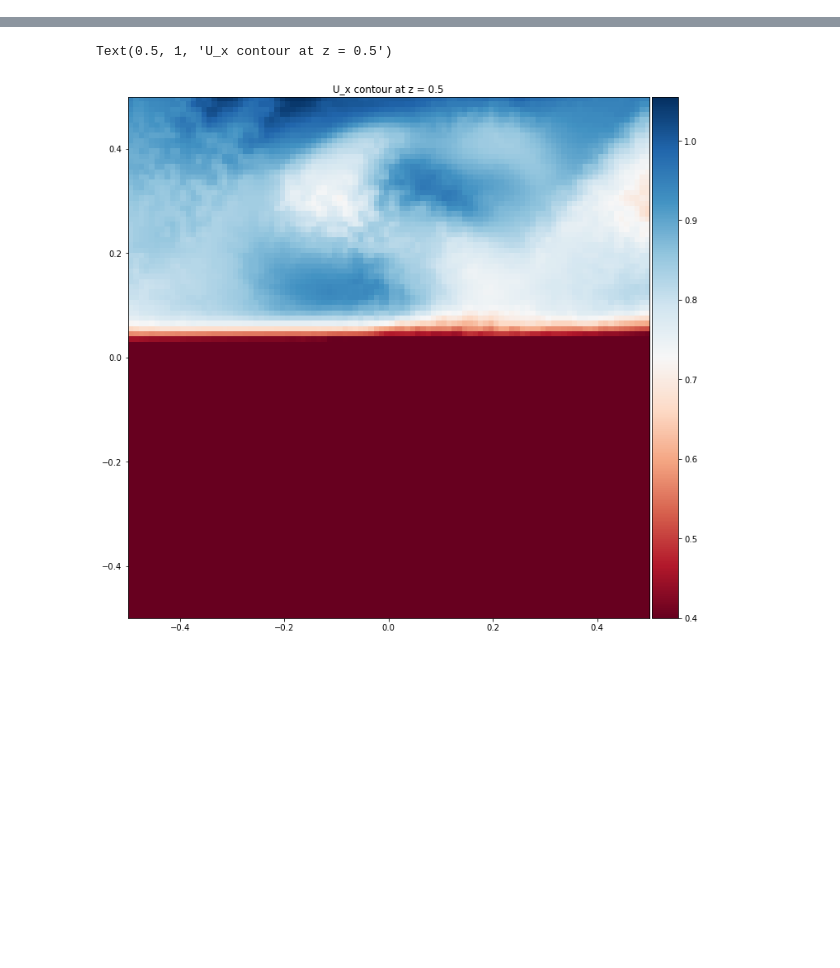
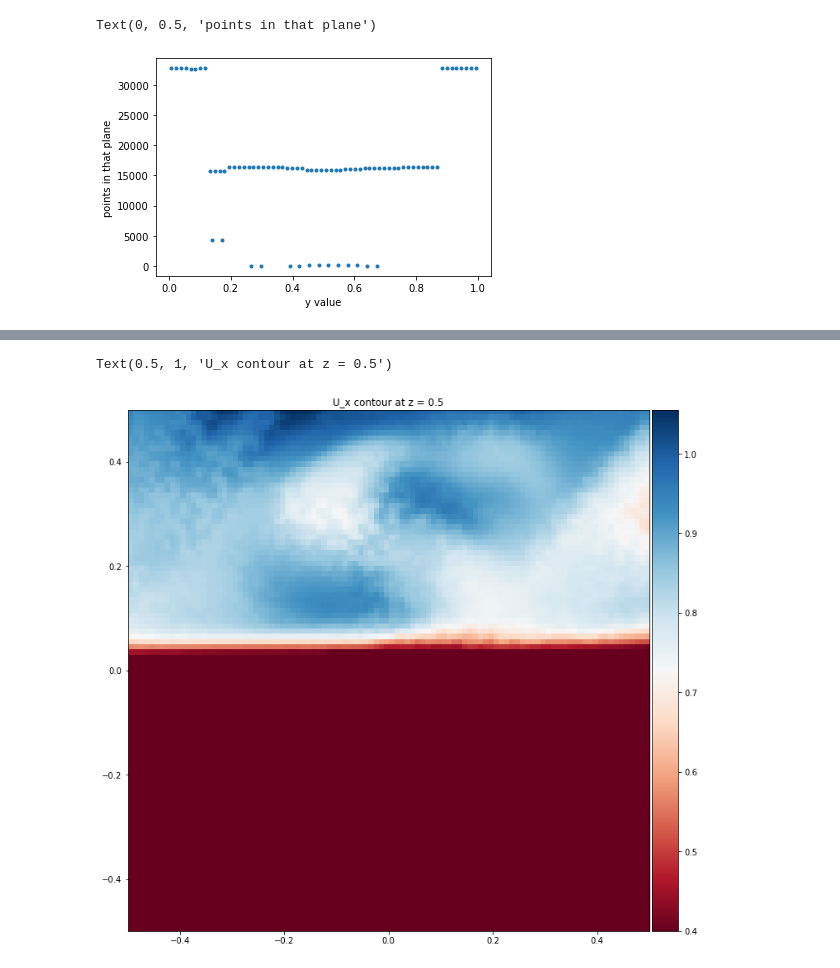
Before and after one commit to DeikeLab/jiarongw-postprocessing, a Jupyter notebook: turbulence/turbulence.ipynb, the cells around one changed output, grey strips where cells are left out. Drawn from its saved outputs; the diff is of its cells as text; code cells hidden in the pictures; blank space fills up the shorter version.

```diff
--- a/turbulence/turbulence.ipynb
+++ b/turbulence/turbulence.ipynb
@@ -11,0 +20,19 @@ sys.path.append('/home/jiarong/research/postprocessing/functions/')
+# %%
+pd.set_option("display.precision", 8)
+os.chdir('/home/jiarong/research/turbulence/preliminary_cluster/stopforcing_restore')
+filename = './field_direct%g' % 321
+field = readin(filename, table_headers =['x', 'y', 'z', 'u.x', 'u.y', 'u.z', 'omega'])
+sample = field.drop_duplicates('y')
+y_set = sample.loc[sample.y > 0].y
+# %%
+# Sanity check of the resolution across y direction
+number=[]
+for y in y_set:
+    num = len(field.loc[abs(field.y) == y])
+    number.append(num)
+plt.plot(y_set, number,'.')
+plt.xlabel("y value")
+plt.ylabel("points in that plane")
+# %% [output]
+Text(0, 0.5, 'points in that plane')
+[figure, added]
```
Also changed, not shown: parts of 6 cells of this notebook, 3 other files.
